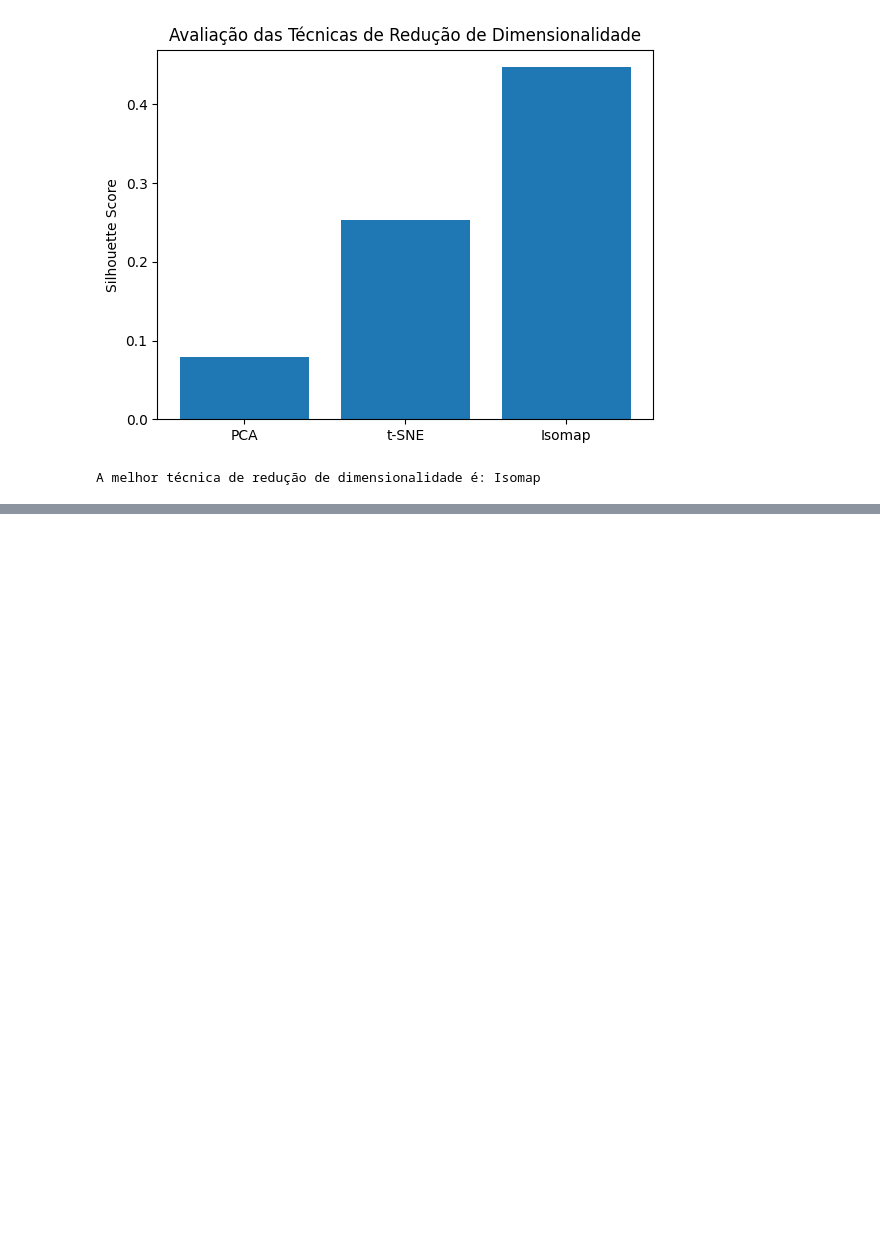
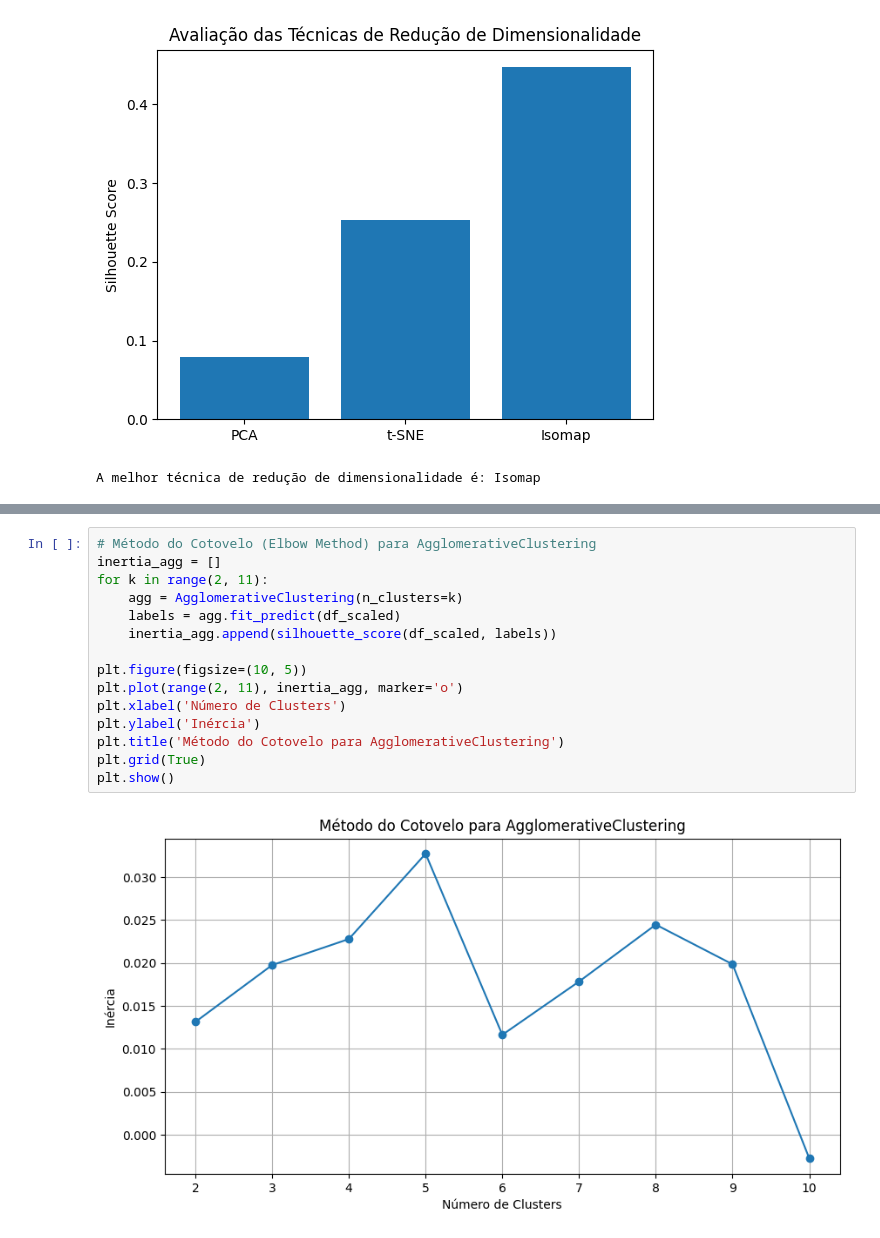
Before and after one commit to camiscf/tcc, a Jupyter notebook: Rascunhao_tcc.ipynb, the cells around one changed output, grey strips where cells are left out. Saved outputs shown, nothing was run; the diff lists cells and outputs as text; blank space fills up the shorter version.

```diff
--- a/Rascunhao_tcc.ipynb
+++ b/Rascunhao_tcc.ipynb
@@ -524,0 +597,17 @@ A melhor técnica de redução de dimensionalidade é: Isomap
+# %%
+# Método do Cotovelo (Elbow Method) para AgglomerativeClustering
+inertia_agg = []
+for k in range(2, 11):
+    agg = AgglomerativeClustering(n_clusters=k)
+    labels = agg.fit_predict(df_scaled)
+    inertia_agg.append(silhouette_score(df_scaled, labels))
+
+plt.figure(figsize=(10, 5))
+plt.plot(range(2, 11), inertia_agg, marker='o')
+plt.xlabel('Número de Clusters')
+plt.ylabel('Inércia')
+plt.title('Método do Cotovelo para AgglomerativeClustering')
+plt.grid(True)
+plt.show()
+# %% [output]
+[figure, added]
```
Also changed, not shown: parts of 8 cells of this notebook.
